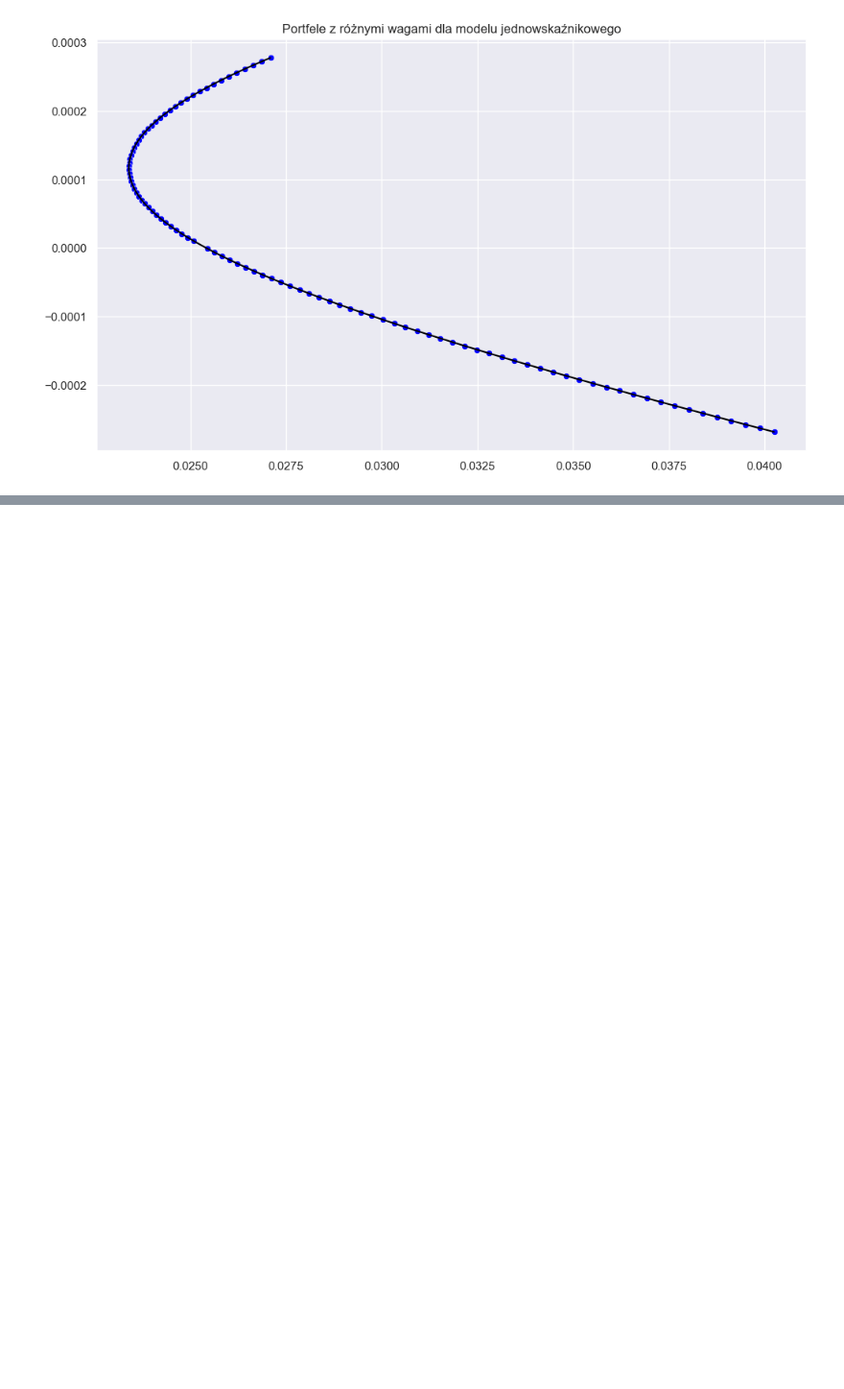
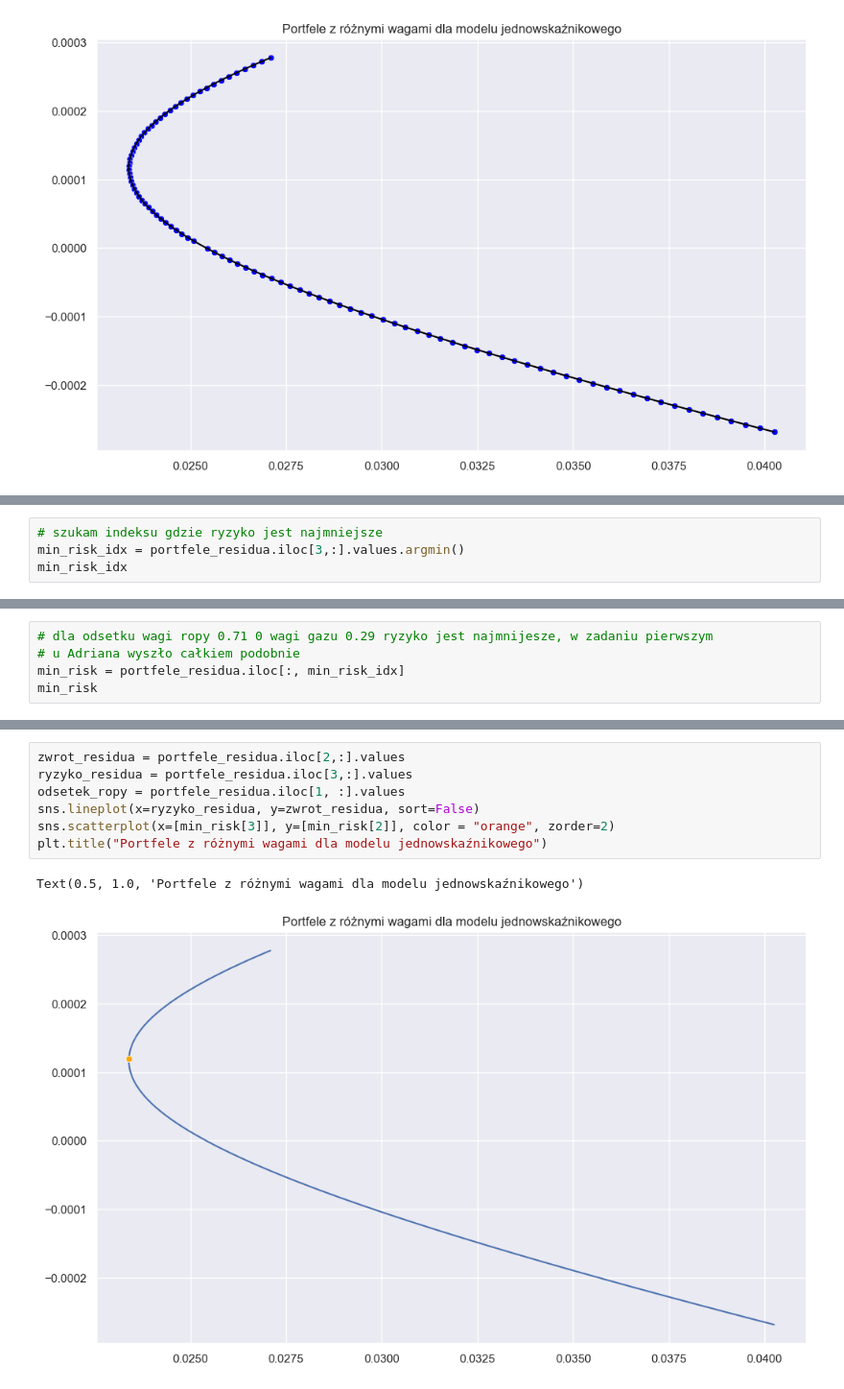
Before and after one commit to mjacobik/ORLEN-risk-management, a Jupyter notebook: Projekt 3 zad 2 cz 1.ipynb, the cells around one changed output, grey strips where cells are left out. Shown at 96% size. Saved outputs shown, nothing was run; the diff lists cells and outputs as text; blank space fills up the shorter version.

```diff
--- a/Projekt 3 zad 2 cz 1.ipynb
+++ b/Projekt 3 zad 2 cz 1.ipynb
@@ -329,0 +332,4 @@ Text(0.5, 1.0, 'Portfele z różnymi wagami dla modelu jednowskaźnikowego')
+# %%
+# szukam indeksu gdzie ryzyko jest najmniejsze
+min_risk_idx = portfele_residua.iloc[3,:].values.argmin()
+min_risk_idx
@@ -329,0 +342,5 @@ Text(0.5, 1.0, 'Portfele z różnymi wagami dla modelu jednowskaźnikowego')
+# %%
+# dla odsetku wagi ropy 0.71 0 wagi gazu 0.29 ryzyko jest najmnijesze, w zadaniu pierwszym
+# u Adriana wyszło całkiem podobnie
+min_risk = portfele_residua.iloc[:, min_risk_idx]
+min_risk
@@ -329,0 +362,10 @@ Text(0.5, 1.0, 'Portfele z różnymi wagami dla modelu jednowskaźnikowego')
+# %%
+zwrot_residua = portfele_residua.iloc[2,:].values
+ryzyko_residua = portfele_residua.iloc[3,:].values
+odsetek_ropy = portfele_residua.iloc[1, :].values
+sns.lineplot(x=ryzyko_residua, y=zwrot_residua, sort=False)
+sns.scatterplot(x=[min_risk[3]], y=[min_risk[2]], color = "orange", zorder=2)
+plt.title("Portfele z różnymi wagami dla modelu jednowskaźnikowego")
+# %% [output]
+Text(0.5, 1.0, 'Portfele z różnymi wagami dla modelu jednowskaźnikowego')
+[figure, added]
```
Also changed, not shown: parts of 13 cells of this notebook.
